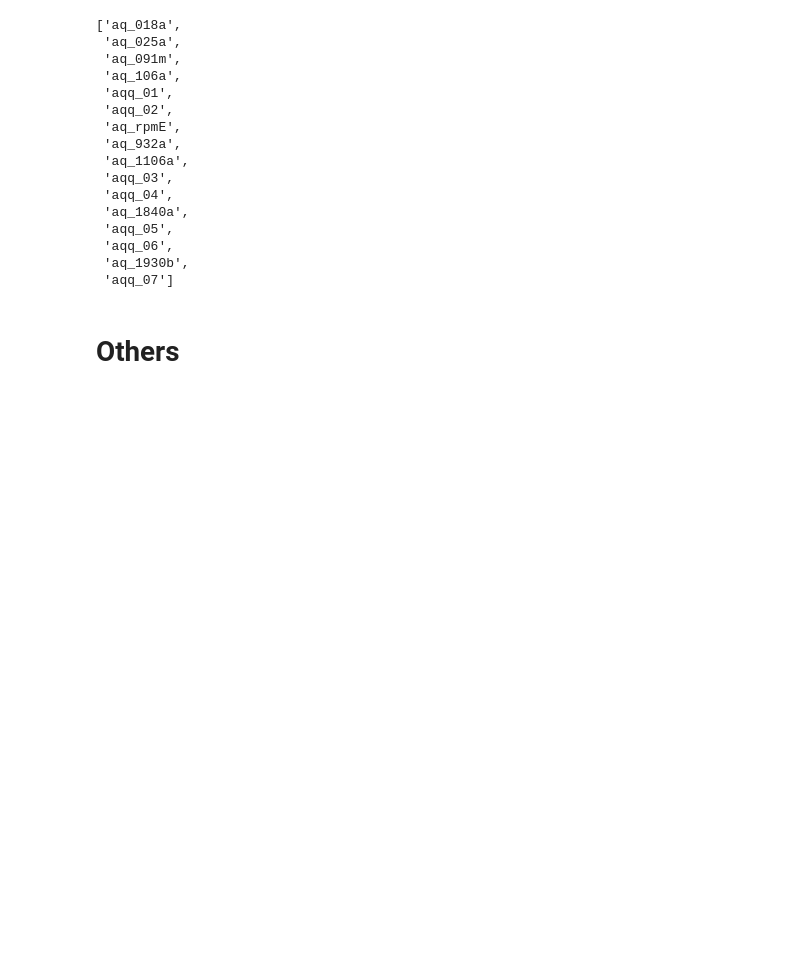
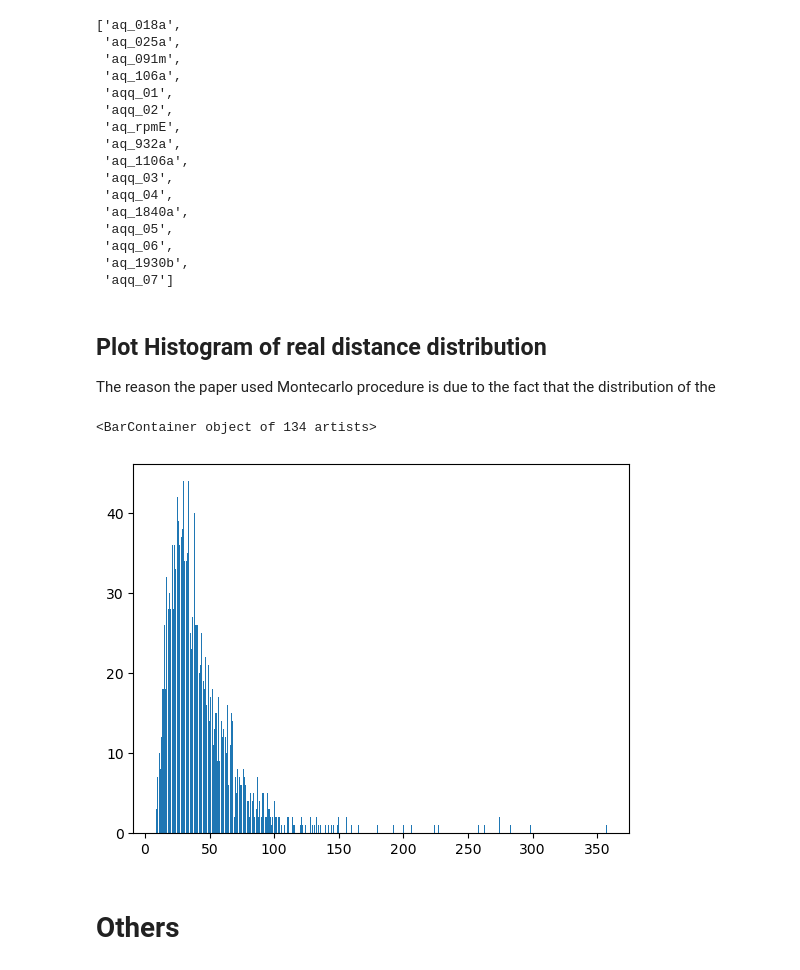
Before and after one commit to ratboitripleseven/NewGenes, a Jupyter notebook: recreate_HGTDB_Mah.ipynb, the cells around one changed output. Saved outputs shown, nothing was run; the diff lists cells and outputs as text; code cells hidden in the pictures; blank space fills up the shorter version.

```diff
--- a/recreate_HGTDB_Mah.ipynb
+++ b/recreate_HGTDB_Mah.ipynb
@@ -446,6 +446,25 @@ list_of_positive_diff
  'aqq_06',
  'aq_1930b',
  'aqq_07']
+# %% [markdown]
+## Plot Histogram of real distance distribution
+The reason the paper used Montecarlo procedure is due to the fact that the distribution of the
+# %%
+aquae = pd.read_csv('data/HGTDB/preprocessed_data/aquae.csv')
+# %%
+# round to int
+rounded_list =[]
+for i in aquae['Mah']:
+    rounded_list.append(int(i))
+# %%
+counts = []
+for elem in set(rounded_list):
+    counts.append(rounded_list.count(elem))
+# %%
+plt.bar(list(set(rounded_list)), counts)
+# %% [output]
+<BarContainer object of 134 artists>
+[figure, added]
 # %% [markdown]
 # Others
 # %%
```
Also changed, not shown: parts of 2 cells of this notebook, 2 other files.
